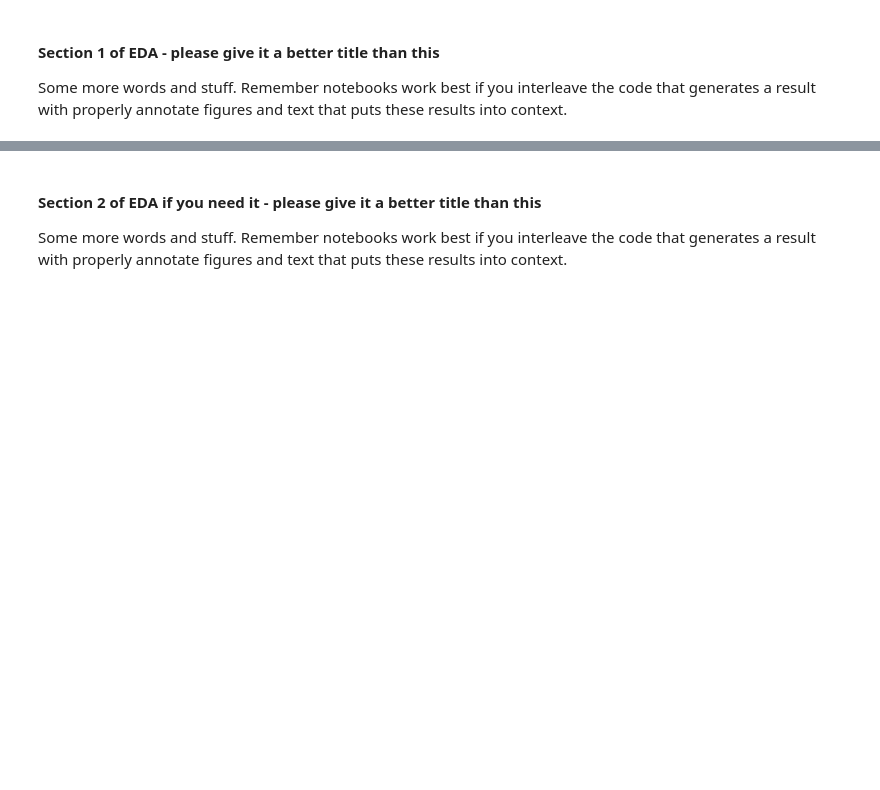
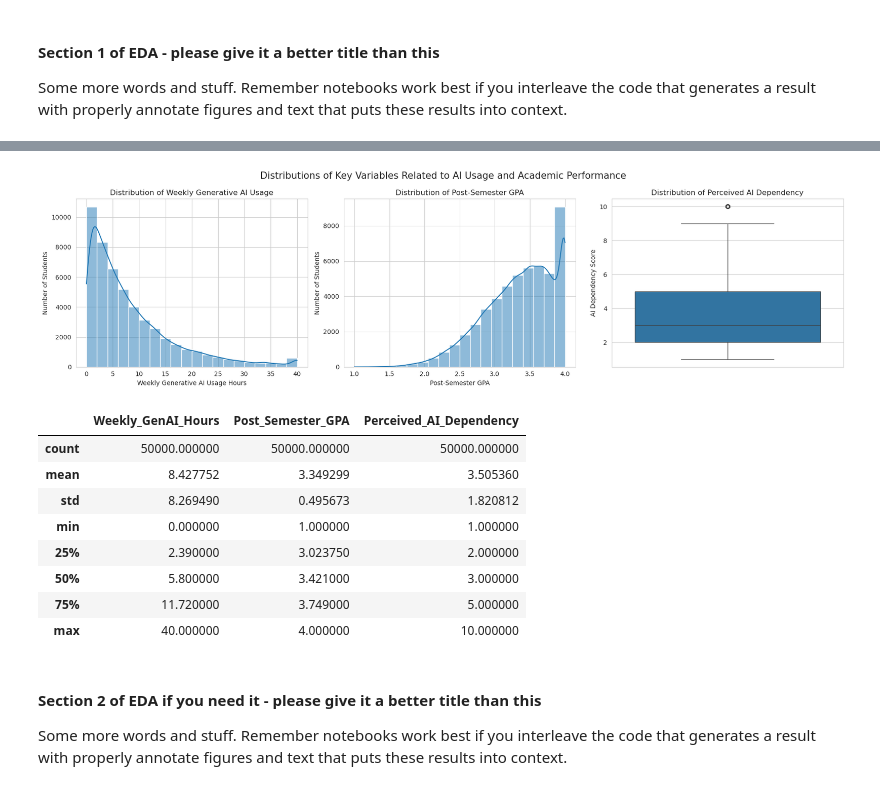
Before and after one commit to COGS108/Group-SP26-087, a Jupyter notebook: 02-EDACheckpoint.ipynb, the cells around one changed output, grey strips where cells are left out. Saved outputs shown, nothing was run; the diff lists cells and outputs as text; code cells hidden in the pictures; blank space fills up the shorter version.

Commit message:
Section 1 Code

```diff
--- a/02-EDACheckpoint.ipynb
+++ b/02-EDACheckpoint.ipynb
@@ -462,3 +440,69 @@ plt.show()
+# %%
+## YOUR CODE HERE
+# Section 1: Distributions of AI Usage and Academic Performance
+
+# Load cleaned dataset
+df3 = pd.read_csv('data/02-processed/dataset3_cleaned.csv')
+
+# Plot Style and Figure with 3 plots
+sns.set_style("whitegrid")
+fig, axes = plt.subplots(1, 3, figsize=(18, 5))
+
+# 1. Weekly AI usage distribution
+sns.histplot(
+    df3['Weekly_GenAI_Hours'],
+    bins=20,
+    kde=True,
+    ax=axes[0]
+)
+
+axes[0].set_title('Distribution of Weekly Generative AI Usage')
+axes[0].set_xlabel('Weekly Generative AI Usage Hours')
+axes[0].set_ylabel('Number of Students')
+
+# 2. Post-semester GPA distribution
+sns.histplot(
+    df3['Post_Semester_GPA'],
+    bins=20,
+    kde=True,
+    ax=axes[1]
+)
+
+axes[1].set_title('Distribution of Post-Semester GPA')
+axes[1].set_xlabel('Post-Semester GPA')
+axes[1].set_ylabel('Number of Students')
+
+# 3. AI dependency distribution
+sns.boxplot(
+    y=df3['Perceived_AI_Dependency'],
+    ax=axes[2]
+)
+
+axes[2].set_title('Distribution of Perceived AI Dependency')
+axes[2].set_ylabel('AI Dependency Score')
+
+# Overall title and layout
+plt.suptitle('Distributions of Key Variables Related to AI Usage and Academic Performance', fontsize=15)
+plt.tight_layout()
+plt.show()
+
+# Summary statistics for main variables
+df3[
+    ['Weekly_GenAI_Hours',
+     'Post_Semester_GPA',
+     'Perceived_AI_Dependency']
+].describe()
+# %% [output]
+[figure, added]
+|  | Weekly_GenAI_Hours | Post_Semester_GPA | Perceived_AI_Dependency |
+| count | 50000.000000 | 50000.000000 | 50000.000000 |
+| mean | 8.427752 | 3.349299 | 3.505360 |
+| std | 8.269490 | 0.495673 | 1.820812 |
+| min | 0.000000 | 1.000000 | 1.000000 |
+| 25% | 2.390000 | 3.023750 | 2.000000 |
+| 50% | 5.800000 | 3.421000 | 3.000000 |
+| 75% | 11.720000 | 3.749000 | 5.000000 |
+| max | 40.000000 | 4.000000 | 10.000000 |
 # %% [markdown]
 #### Section 2 of EDA if you need it  - please give it a better title than this
 
```
Also changed, not shown: parts of 1 cell of this notebook.
